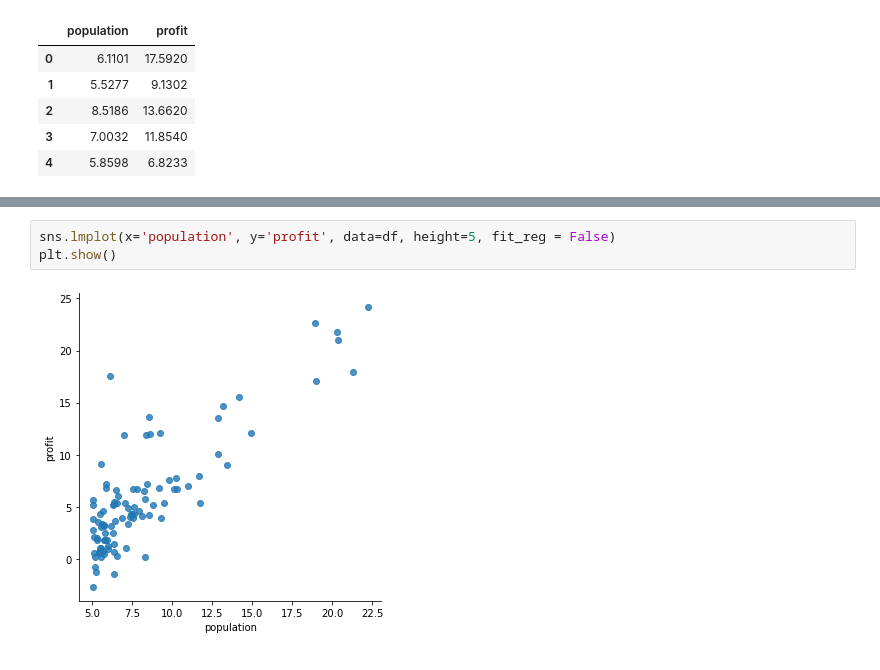
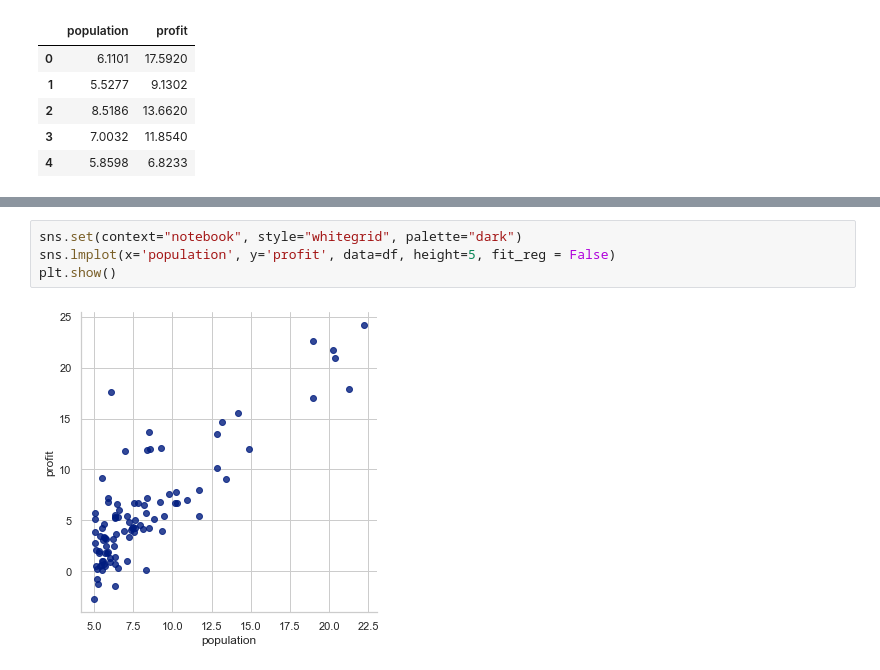
Before and after one commit to fengdu78/Coursera-ML-AndrewNg-Notes, a Jupyter notebook: code/ex1-linear regression/linear_regression_wjk.ipynb, the cells around one changed output, grey strips where cells are left out. Drawn from its saved outputs; the diff is of its cells as text.

```diff
--- a/code/ex1-linear regression/linear_regression_wjk.ipynb
+++ b/code/ex1-linear regression/linear_regression_wjk.ipynb
@@ -32,5 +22,6 @@ memory usage: 1.6 KB
 # %%
+sns.set(context="notebook", style="whitegrid", palette="dark")
 sns.lmplot(x='population', y='profit', data=df, height=5, fit_reg = False)
 plt.show()
 # %% [output]
-[figure, old version]
+[figure, new version]
```
Also changed, not shown: parts of 34 cells of this notebook.
